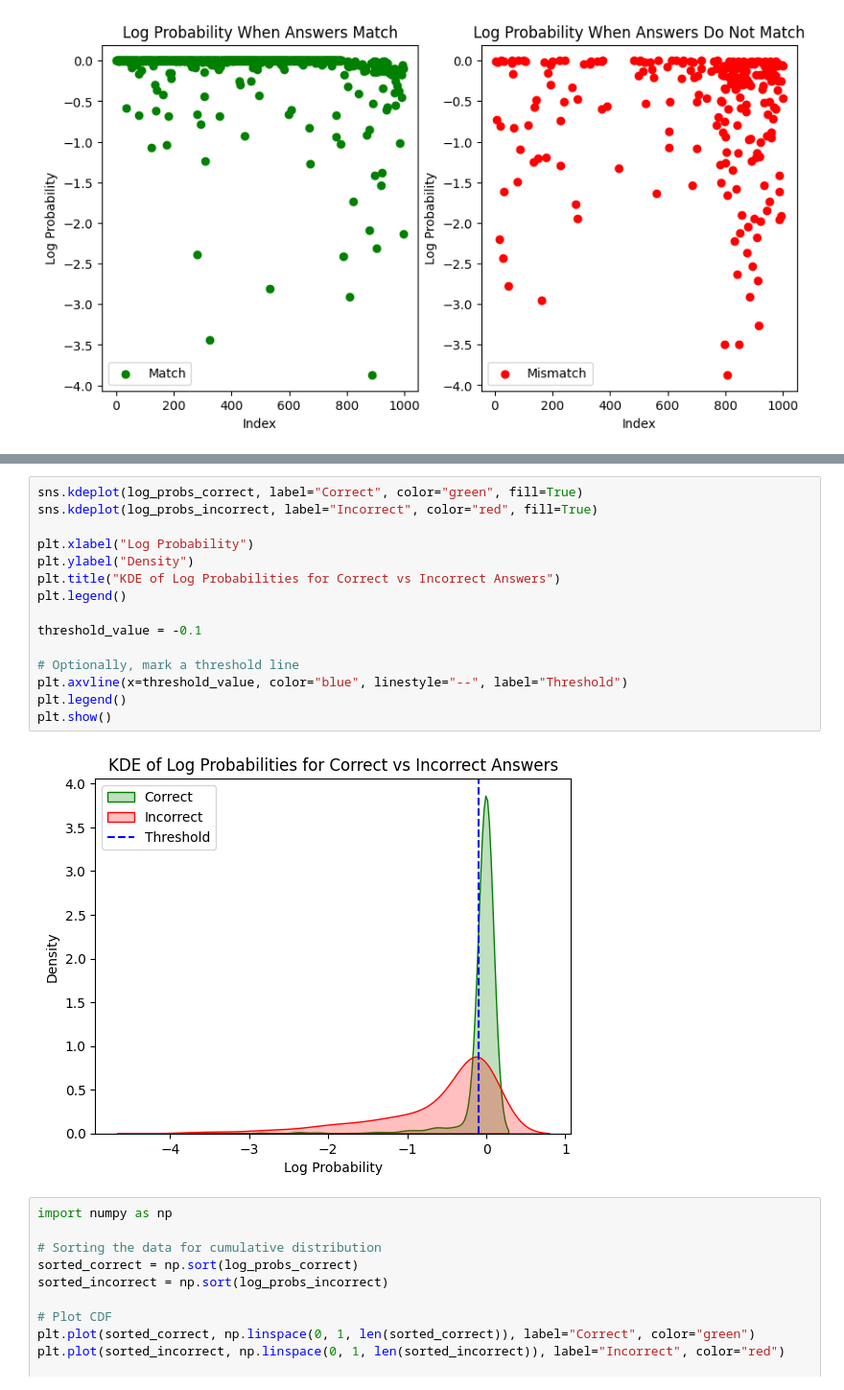
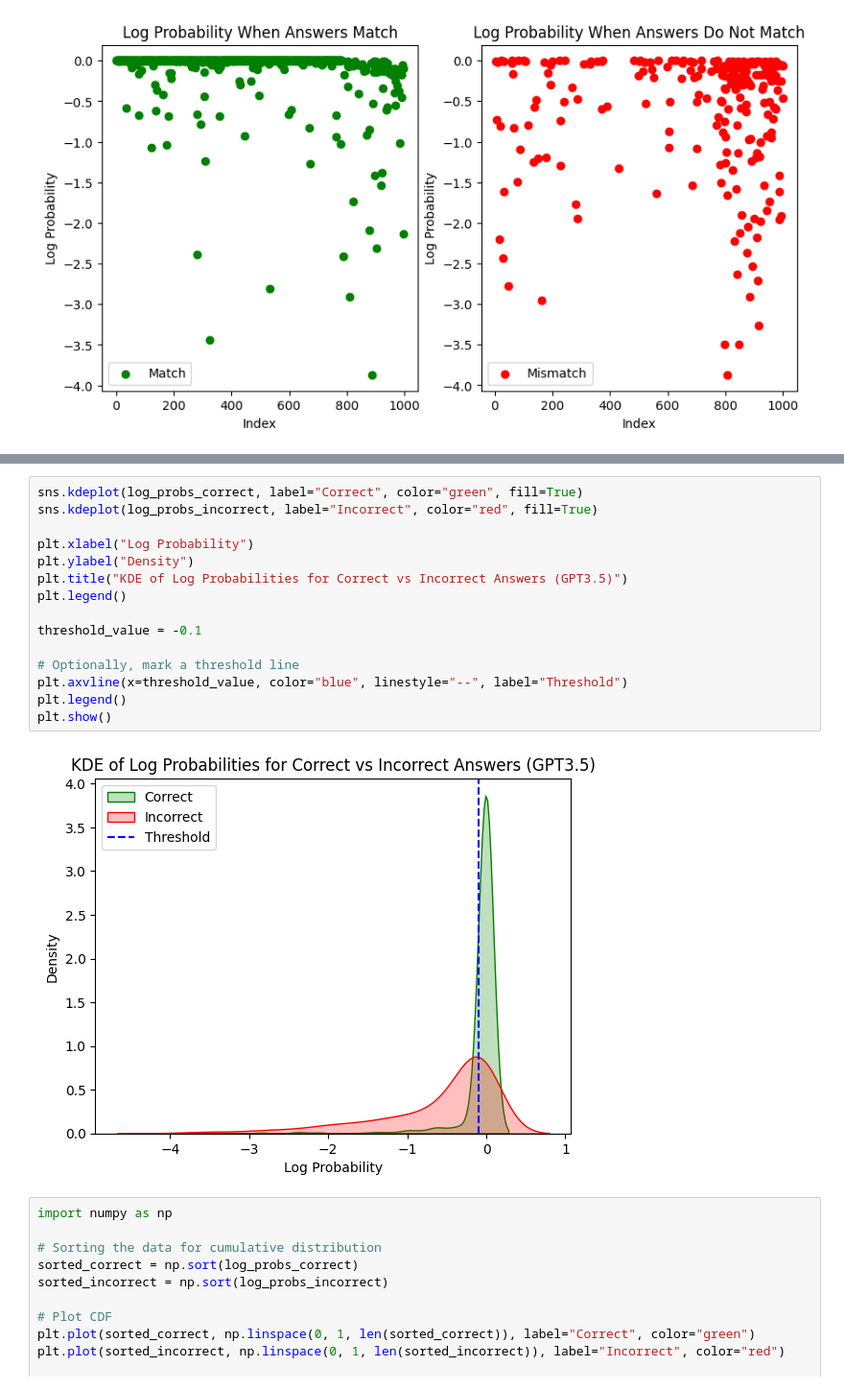
Before and after one commit to moizali01/llm-confidence-study, a Jupyter notebook: MMLU_Logprob_inference/analysis.ipynb, the cells around one changed output, grey strips where cells are left out. Shown at 96% size. Saved outputs shown, nothing was run; the diff lists cells and outputs as text.

```diff
--- a/MMLU_Logprob_inference/analysis.ipynb
+++ b/MMLU_Logprob_inference/analysis.ipynb
@@ -139,20 +139,20 @@ ModuleNotFoundError: No module named 'seaborn'
 # %%
 sns.kdeplot(log_probs_correct, label="Correct", color="green", fill=True)
 sns.kdeplot(log_probs_incorrect, label="Incorrect", color="red", fill=True)
 
 plt.xlabel("Log Probability")
 plt.ylabel("Density")
-plt.title("KDE of Log Probabilities for Correct vs Incorrect Answers")
+plt.title("KDE of Log Probabilities for Correct vs Incorrect Answers (GPT3.5)")
 plt.legend()
 
 threshold_value = -0.1
 
 # Optionally, mark a threshold line
 plt.axvline(x=threshold_value, color="blue", linestyle="--", label="Threshold")
 plt.legend()
 plt.show()
 # %% [output]
-[figure, old version]
+[figure, new version]
 # %%
 import numpy as np
 
```
Also changed, not shown: parts of 1 cell of this notebook, 7 other files.
